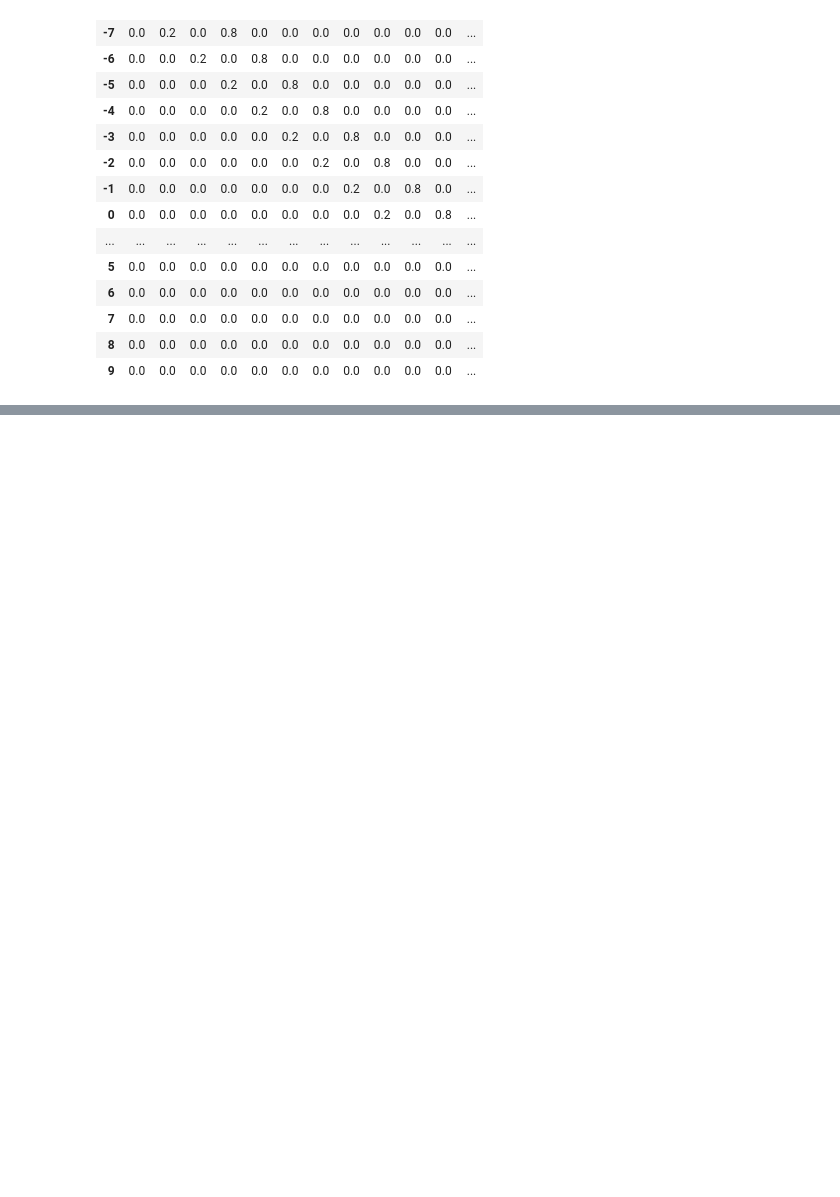
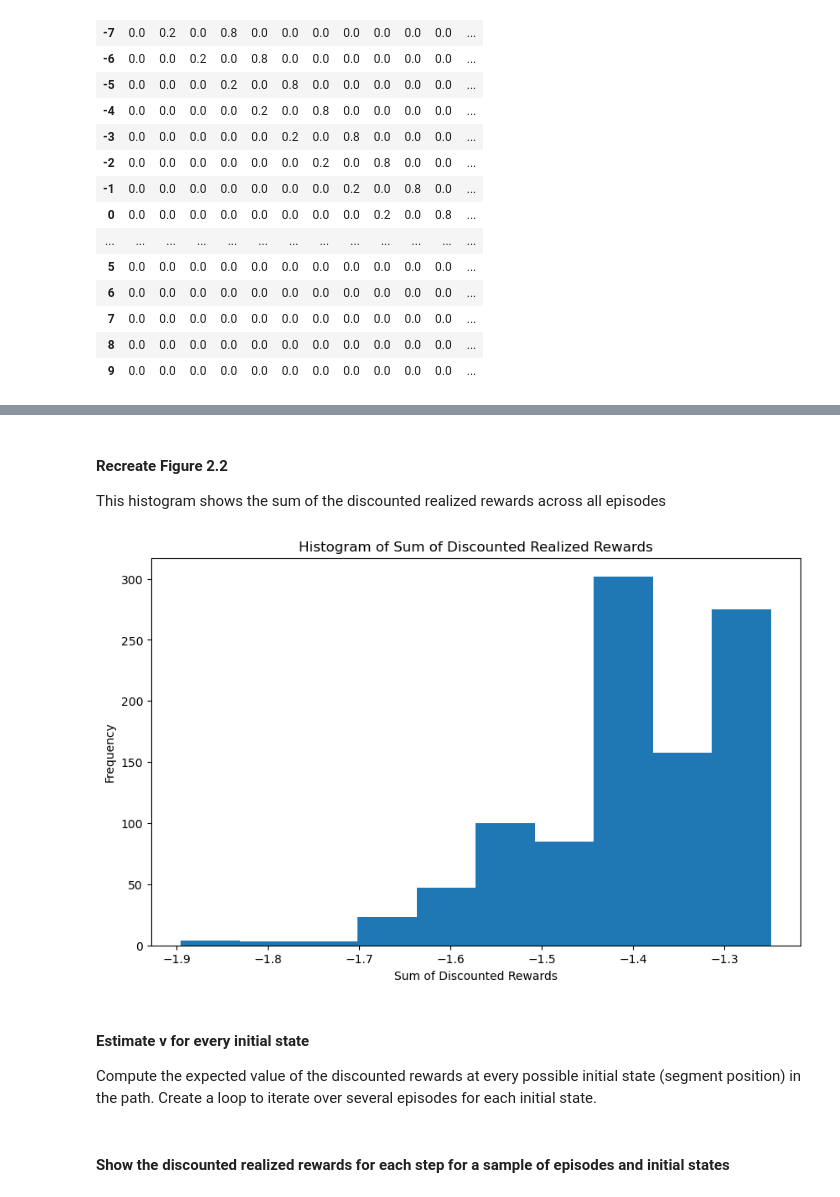
Before and after one commit to jackmurray1/uchicago, a Jupyter notebook: Reinforcement Learning/RL_Assignment 1_Jack Murray.ipynb, the cells around one changed output, grey strips where cells are left out. Saved outputs shown, nothing was run; the diff lists cells and outputs as text; code cells hidden in the pictures; blank space fills up the shorter version.

```diff
--- a/Reinforcement Learning/RL_Assignment 1_Jack Murray.ipynb
+++ b/Reinforcement Learning/RL_Assignment 1_Jack Murray.ipynb
@@ -387,0 +464,35 @@ P
+# %%
+%%capture
+
+allEpisodes = pd.DataFrame()
+for e in range(0,1000):
+    t=0
+    tMAX = 50
+    done = False
+    observation = 10
+    observations = [observation]
+    rewards = []
+    actions = []
+    env = Segment(numActions=2,startObservation=10,p=0.2,terminal=10,done=False) # change p = 0.2
+    while t <tMAX and done==False:
+        action = policy(observation=observation)
+        observation_next,reward,done = env.step(action=action)
+        observations.append(observation_next)
+        rewards.append(reward)
+        actions.append(action)
+        observation = observation_next
+        t+=1
+    dta = pd.DataFrame(
+                 [[e]*t,
+                  range(0,t),
+                  observations[0:t],
+                  observations[1:(t+1)],
+                  actions[0:t],
+                  rewards]).transpose()
+    dta.columns = ['episode','t','observation','observation_next','action','reward']
+    dta['observation'] = dta['observation'] - 10
+    dta['observation_next'] = dta['observation_next'] - 10
+    dta['beta'] = 0.98
+    dta['beta^t'] = dta['beta']**dta['t']
+    dta['beta^t_reward'] = dta['beta^t']*dta['reward']
+    allEpisodes = allEpisodes.append(dta,ignore_index=True)
@@ -387,0 +517,3 @@ P
+# %%
+sum_by_episode = pd.DataFrame(allEpisodes.groupby('episode')['beta^t_reward'].sum())
+sum_by_episode
@@ -387,0 +558,17 @@ P
+# %% [markdown]
+#### Recreate Figure 2.2
+
+This histogram shows the sum of the discounted realized rewards across all episodes
+# %%
+plt.figure(figsize = (10,6))
+plt.hist(sum_by_episode)
+plt.title('Histogram of Sum of Discounted Realized Rewards')
+plt.xlabel('Sum of Discounted Rewards')
+plt.ylabel('Frequency')
+plt.show()
+# %% [output]
+[figure, added]
+# %% [markdown]
+#### Estimate v for every initial state
+
+Compute the expected value of the discounted rewards at every possible initial state (segment position) in the path. Create a loop to iterate over several episodes for each initial state.
@@ -387,0 +613,2 @@ P
+# %% [markdown]
+#### Show the discounted realized rewards for each step for a sample of episodes and initial states
```
Also changed, not shown: parts of 69 cells of this notebook.
